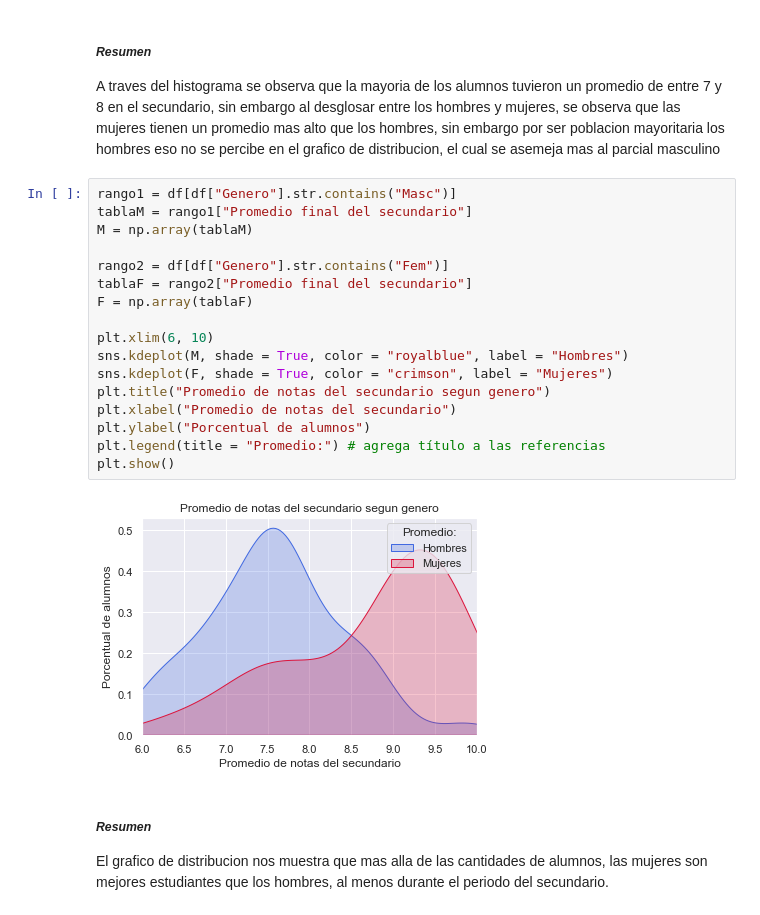
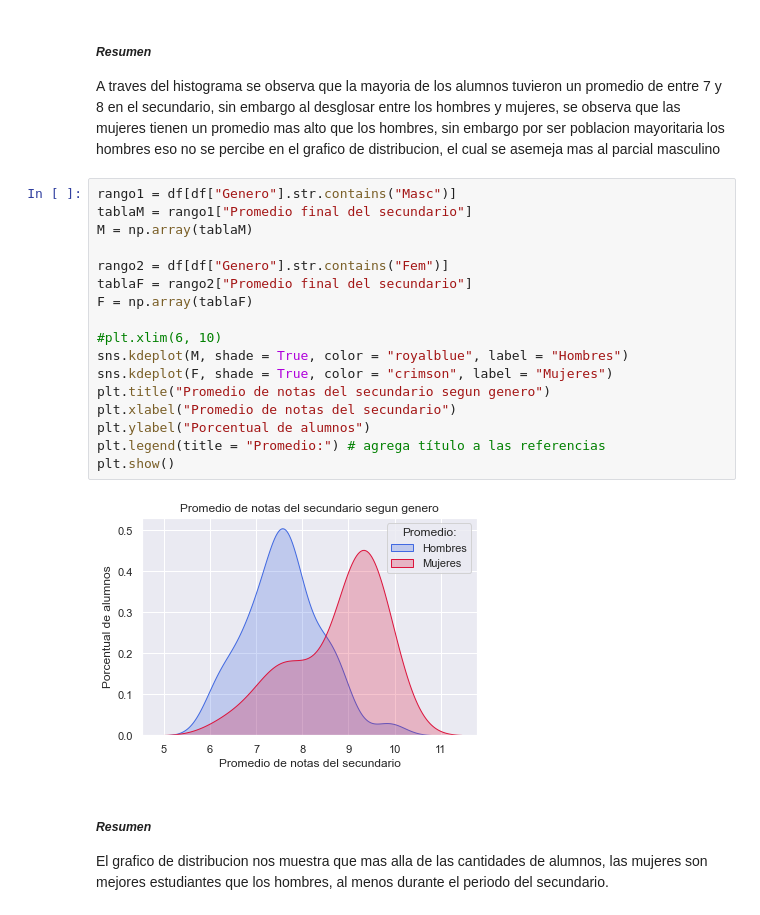
Before and after one commit to d4niel-san/Probabilidad-Aplicada, a Jupyter notebook: TP Final - Mermoz.ipynb, the cells around one changed output. Cells and saved outputs as stored; diff of their text form.

```diff
--- a/TP Final - Mermoz.ipynb
+++ b/TP Final - Mermoz.ipynb
@@ -293,22 +316,22 @@ A traves del histograma se observa que la mayoria de los alumnos tuvieron un pro
 # %%
 rango1 = df[df["Genero"].str.contains("Masc")]
 tablaM = rango1["Promedio final del secundario"]
 M = np.array(tablaM)
 
 rango2 = df[df["Genero"].str.contains("Fem")]
 tablaF = rango2["Promedio final del secundario"]
 F = np.array(tablaF)
 
-plt.xlim(6, 10)
+#plt.xlim(6, 10)
 sns.kdeplot(M, shade = True, color = "royalblue", label = "Hombres")
 sns.kdeplot(F, shade = True, color = "crimson", label = "Mujeres")
 plt.title("Promedio de notas del secundario segun genero")
 plt.xlabel("Promedio de notas del secundario")
 plt.ylabel("Porcentual de alumnos")
 plt.legend(title = "Promedio:") # agrega título a las referencias
 plt.show()
 # %% [output]
-[figure, old version]
+[figure, new version]
 # %% [markdown]
 ##### *Resumen*
 
```
Also changed, not shown: parts of 4 cells of this notebook.
